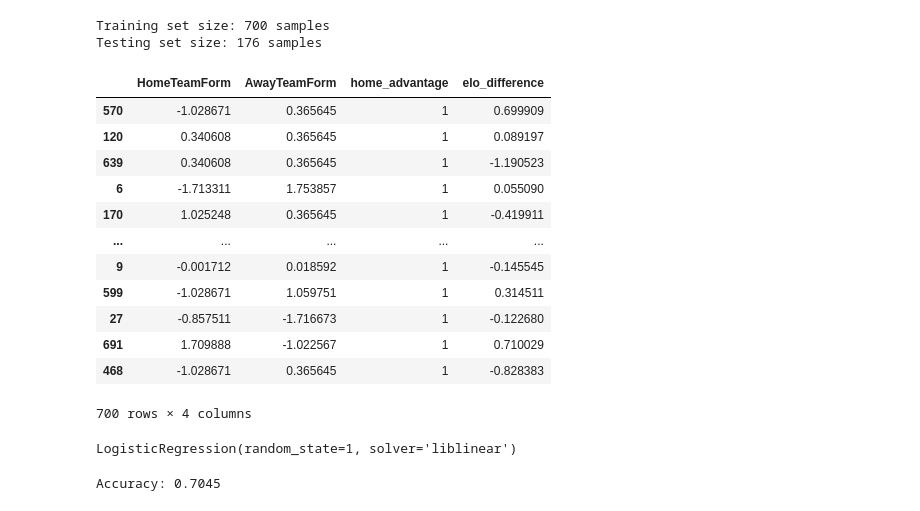
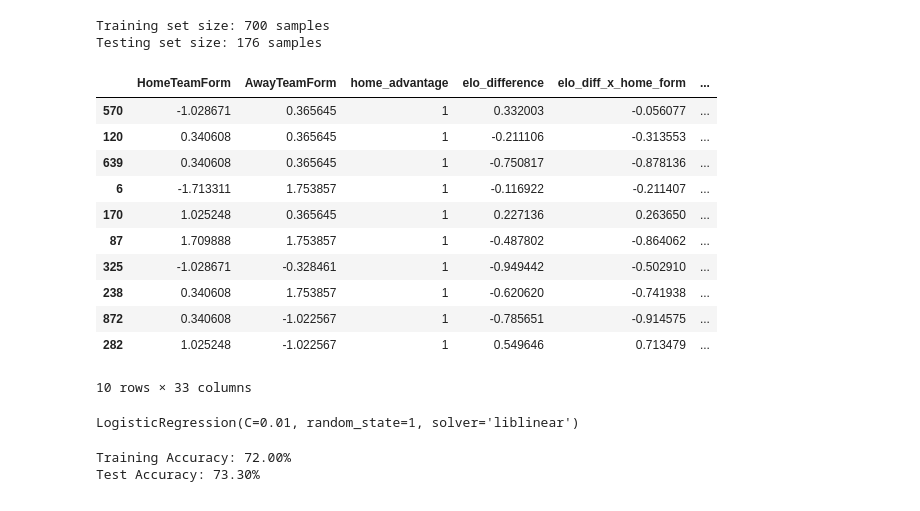
Before and after one commit to TheFishStillSmiles/cricket_ML_internship, a Jupyter notebook: test_cricket_log_regression_prediction.ipynb, the cells around one changed output. Drawn from its saved outputs; the diff is of its cells as text; code cells hidden in the pictures.

```diff
--- a/test_cricket_log_regression_prediction.ipynb
+++ b/test_cricket_log_regression_prediction.ipynb
@@ -328,0 +397,7 @@ y = test_data['HomeTeamWin']
+# %%
+# Create one-hot encoded columns for HomeTeam
+home_team_ohe = pd.get_dummies(test_data['HomeTeam'], prefix='HomeTeam', dtype=int)
+# Create one-hot encoded columns for AwayTeam
+away_team_ohe = pd.get_dummies(test_data['AwayTeam'], prefix='AwayTeam', dtype=int)
+
+home_team_ohe
@@ -328,0 +418,20 @@ y = test_data['HomeTeamWin']
+# %%
+# Ensure all unique teams are present in both OHE dataframes, fill missing with 0s
+# This is crucial for consistent feature sets during training and prediction
+all_teams_sorted = sorted(unique_team_names)
+for team in all_teams_sorted:
+    if f'HomeTeam_{team}' not in home_team_ohe.columns:
+        home_team_ohe[f'HomeTeam_{team}'] = 0
+    if f'AwayTeam_{team}' not in away_team_ohe.columns:
+        away_team_ohe[f'AwayTeam_{team}'] = 0
+
+# Sort columns alphabetically to ensure consistent order
+home_team_ohe = home_team_ohe.reindex(sorted(home_team_ohe.columns), axis=1)
+away_team_ohe = away_team_ohe.reindex(sorted(away_team_ohe.columns), axis=1)
+# %%
+#Create Interaction Features to add complexity
+test_data['elo_diff_x_home_form'] = test_data['elo_difference'] * test_data['HomeTeamForm']
+test_data['elo_diff_x_away_form'] = test_data['elo_difference'] * test_data['AwayTeamForm']
+test_data['home_form_x_away_form'] = test_data['HomeTeamForm'] * test_data['AwayTeamForm']
+
+test_data.head()
@@ -329,3 +445,10 @@ y = test_data['HomeTeamWin']
+# %%
+#Merge OHE's with the rest of the features
+numerical_features = test_data[['HomeTeamForm', 'AwayTeamForm', 'home_advantage', 'elo_difference', 'elo_diff_x_home_form', 'elo_diff_x_away_form', 'home_form_x_away_form']]
+
+X = pd.concat([numerical_features, home_team_ohe, away_team_ohe], axis=1)
+
+y = test_data['HomeTeamWin'] = (test_data['Winner'] == test_data['HomeTeam']).astype(int)
 # %%
 X_train, X_test, y_train, y_test = train_test_split(X, y, train_size=0.8, test_size=0.2, random_state=1, stratify=y)
 
@@ -337,37 +460,41 @@ Testing set size: 176 samples
 # %%
 # Scale numerical features
 scaler = StandardScaler()
-X_train[['HomeTeamForm', 'AwayTeamForm', 'elo_difference']] = scaler.fit_transform(X_train[['HomeTeamForm', 'AwayTeamForm', 'elo_difference']])
-X_test[['HomeTeamForm', 'AwayTeamForm', 'elo_difference']] = scaler.transform(X_test[['HomeTeamForm', 'AwayTeamForm', 'elo_difference']])
+X_train[['HomeTeamForm', 'AwayTeamForm', 'elo_difference', 'elo_diff_x_home_form', 'elo_diff_x_away_form', 'home_form_x_away_form']] = scaler.fit_transform(X_train[['HomeTeamForm', 'AwayTeamForm', 'elo_difference', 'elo_diff_x_home_form', 'elo_diff_x_away_form', 'home_form_x_away_form']])
 
-X_train
+X_test[['HomeTeamForm', 'AwayTeamForm', 'elo_difference', 'elo_diff_x_home_form', 'elo_diff_x_away_form', 'home_form_x_away_form']] = scaler.transform(X_test[['HomeTeamForm', 'AwayTeamForm', 'elo_difference', 'elo_diff_x_home_form', 'elo_diff_x_away_form', 'home_form_x_away_form']])
+
+X_train.head(10)
 # %% [output]
-|  | HomeTeamForm | AwayTeamForm | home_advantage | elo_difference |
-| 570 | -1.028671 | 0.365645 | 1 | 0.699909 |
-| 120 | 0.340608 | 0.365645 | 1 | 0.089197 |
-| 639 | 0.340608 | 0.365645 | 1 | -1.190523 |
-| 6 | -1.713311 | 1.753857 | 1 | 0.055090 |
-| 170 | 1.025248 | 0.365645 | 1 | -0.419911 |
-| ... | ... | ... | ... | ... |
-| 9 | -0.001712 | 0.018592 | 1 | -0.145545 |
-| 599 | -1.028671 | 1.059751 | 1 | 0.314511 |
-| 27 | -0.857511 | -1.716673 | 1 | -0.122680 |
-| 691 | 1.709888 | -1.022567 | 1 | 0.710029 |
-| 468 | -1.028671 | 0.365645 | 1 | -0.828383 |
+|  | HomeTeamForm | AwayTeamForm | home_advantage | elo_difference | elo_diff_x_home_form | ... |
+| 570 | -1.028671 | 0.365645 | 1 | 0.332003 | -0.056077 | ... |
+| 120 | 0.340608 | 0.365645 | 1 | -0.211106 | -0.313553 | ... |
+| 639 | 0.340608 | 0.365645 | 1 | -0.750817 | -0.878136 | ... |
+| 6 | -1.713311 | 1.753857 | 1 | -0.116922 | -0.211407 | ... |
+| 170 | 1.025248 | 0.365645 | 1 | 0.227136 | 0.263650 | ... |
+| 87 | 1.709888 | 1.753857 | 1 | -0.487802 | -0.864062 | ... |
+| 325 | -1.028671 | -0.328461 | 1 | -0.949442 | -0.502910 | ... |
+| 238 | 0.340608 | 1.753857 | 1 | -0.620620 | -0.741938 | ... |
+| 872 | 0.340608 | -1.022567 | 1 | -0.785651 | -0.914575 | ... |
+| 282 | 1.025248 | -1.022567 | 1 | 0.549646 | 0.713479 | ... |
-700 rows × 4 columns
+10 rows × 33 columns
 # %%
-model = LogisticRegression(random_state=1, solver = 'liblinear')
+model = LogisticRegression(random_state=1, solver = 'liblinear', C = 0.01)
 model.fit(X_train, y_train)
 # %% [output]
-LogisticRegression(random_state=1, solver='liblinear')
+LogisticRegression(C=0.01, random_state=1, solver='liblinear')
 # %%
 y_pred = model.predict(X_test)
 y_pred_proba = model.predict_proba(X_test)[:, 1] # Probability of Home Team winning (class 1)
 
 accuracy = accuracy_score(y_test, y_pred)
-print(f"Accuracy: {accuracy:.4f}")
+training_accuracy = accuracy_score(y_train, model.predict(X_train))
+
+print(f"Training Accuracy: {training_accuracy * 100:.2f}%")
+print(f"Test Accuracy: {accuracy * 100:.2f}%")
 # %% [output]
-Accuracy: 0.7045
+Training Accuracy: 72.00%
+Test Accuracy: 73.30%
 # %%
 model.coef_
 # %% [output]
```
Also changed, not shown: parts of 23 cells of this notebook.
